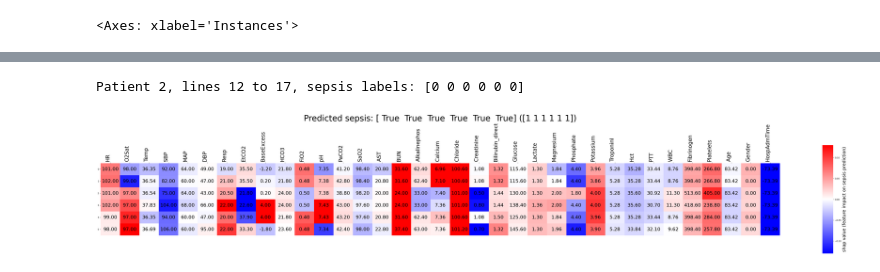
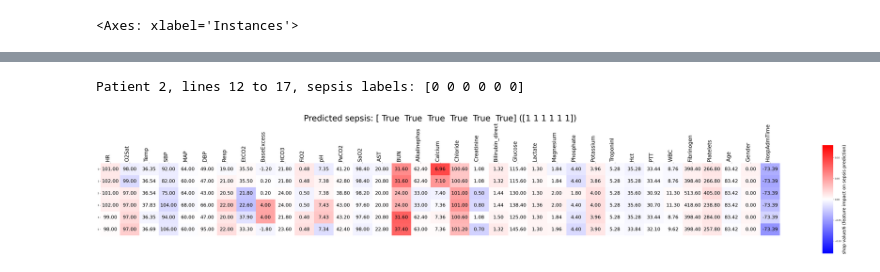
Before and after one commit to DaAdri/sepsis_prediction, a Jupyter notebook: XGBoost_model.ipynb, the cells around one changed output, grey strips where cells are left out. Drawn from its saved outputs; the diff is of its cells as text; code cells hidden in the pictures.

```diff
--- a/XGBoost_model.ipynb
+++ b/XGBoost_model.ipynb
@@ -452,7 +450,8 @@ features = [col for col in train_df.columns if col not in ['Patient_ID', 'Hour',
 import matplotlib.patheffects as path_effects
 import cmcrameri.cm as cmc
 
-def draw_patient_pred(data_array, text_array, prediction, auto_scale=True, max_color_scale=0.13, text_color="black", outline_text_color=None, cmap="bwr"):
+def draw_patient_pred_xgb(data_array, text_array, prediction, auto_scale=True, max_color_scale=0.13, text_color="black", outline_text_color=None, cmap="bwr"):
+	data_array = data_array.copy()/6.00 # Divide by 6.00 to make the values more comparable to models that take 6h of data at once
 	if auto_scale:
 		# Calculate the absolute max value in data_array to set symmetric color limits
 		abs_max = max(abs(data_array.min()), abs(data_array.max()))
@@ -473,7 +472,7 @@ def draw_patient_pred(data_array, text_array, prediction, auto_scale=True, max_c
 	plt.title(f"Predicted sepsis: {prediction >= threshold} ({prediction})", fontsize=38)
 	ax = sns.heatmap(data_array, annot=text_array, xticklabels=features, fmt=".2f",
 					 annot_kws={"color": text_color, "fontsize": 22}, cmap=cmap , cbar=True,
-					 cbar_kws={"shrink": 1.5, "aspect": 10, "label": "shap value (feature impact on sepsis prediction)"},
+					 cbar_kws={"shrink": 1.5, "aspect": 10, "label": "shap value/6 (feature impact on sepsis prediction)"},
 					 vmin=vmin, vmax=vmax)  # Set symmetric color limits based on abs max if auto_scale is True
 
 	# Adjust the size of the color bar label for better readability
@@ -606,13 +626,13 @@ shap.plots.heatmap(exp, max_display=20)
 # %%
 threshold = 0.7
 patient=2 # = 27 for other notebooks apparently
 start=6*patient
 end=6*patient+6
 print(f"Patient {patient}, lines {start} to {end-1}, sepsis labels:", trueLabels[start:end])
 # print("sepsis predicted:", predictions[i] >= threshold, f'({predictions[i]:.4f})')
 data_array = shap_values_all[start:end]
 text_array = X_test_arr[start:end]
-draw_patient_pred(data_array, text_array, predictions[start:end], auto_scale=False)
+draw_patient_pred_xgb(data_array, text_array, predictions[start:end], auto_scale=False)
 # %% [output]
 Patient 2, lines 12 to 17, sepsis labels: [0 0 0 0 0 0]
-[figure, old version]
+[figure, new version]
```
Also changed, not shown: parts of 6 cells of this notebook.
